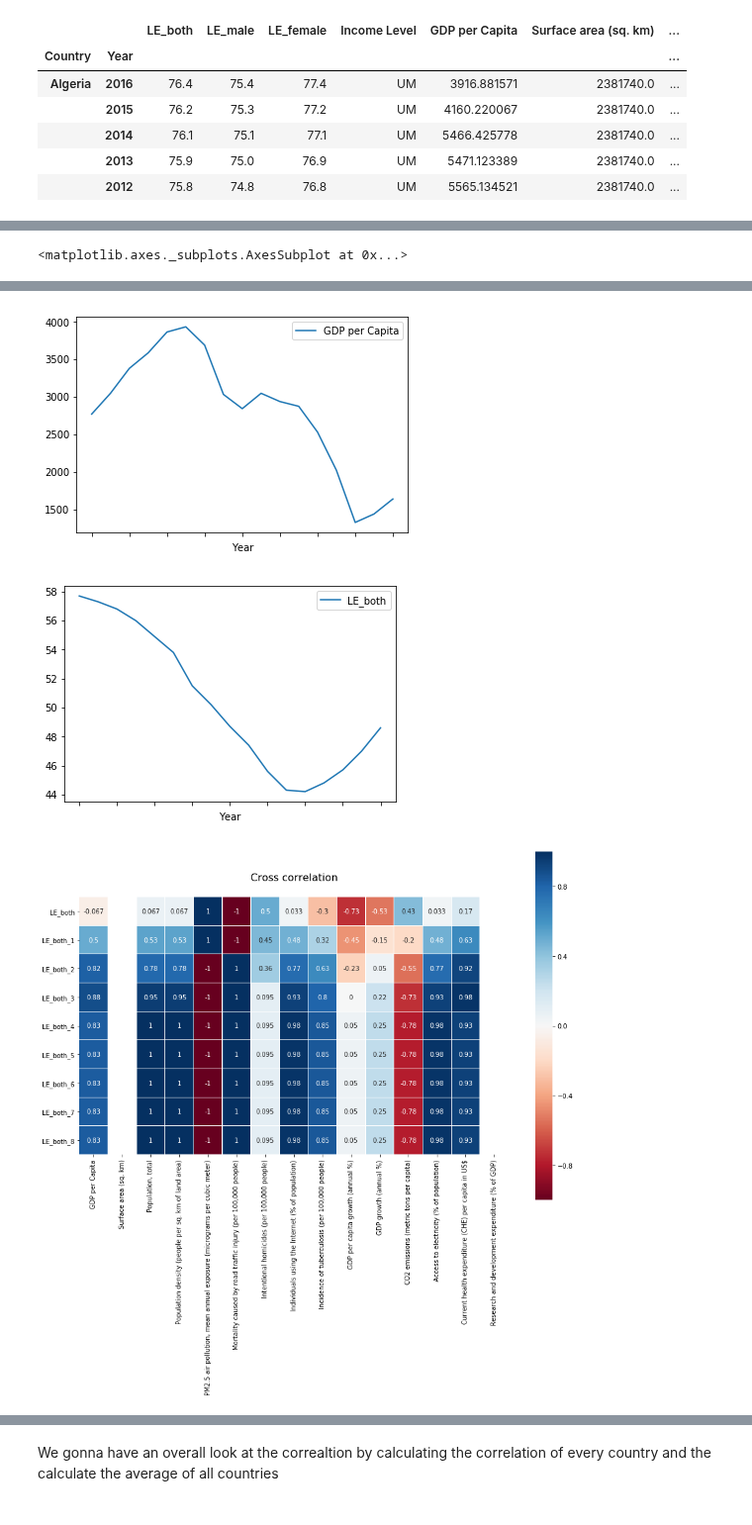
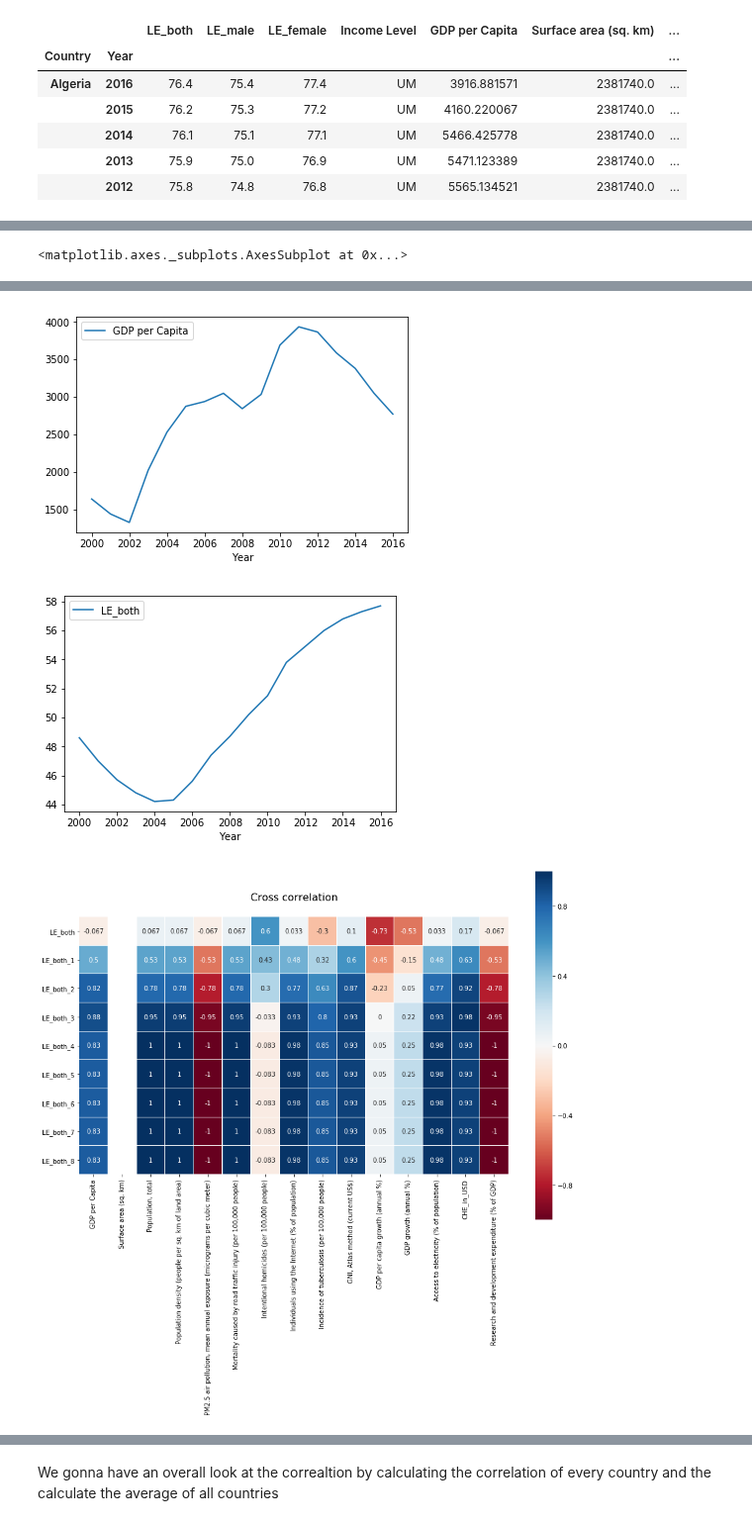
Before and after one commit to patrickFuerst/human_life_exp, a Jupyter notebook: Data Analysis(Patrick).ipynb, the cells around one changed output, grey strips where cells are left out. Shown at 99% size. Drawn from its saved outputs; the diff is of its cells as text; code cells hidden in the pictures.

```diff
--- a/Data Analysis(Patrick).ipynb
+++ b/Data Analysis(Patrick).ipynb
@@ -116,16 +110,14 @@ As an exmaple country we look at Afghanistan. It's an interesting one, because t
 # %%
 # let's have a look at correlation of Eswatini
-df_data_country = df_data.groupby('Country')
-
+df_data_country = df_data_preprocessed.groupby('Country')
 df_eswatini= df_data_country.get_group('Eswatini')
 df_eswatini_reset = df_eswatini.reset_index(0)
-display(df_eswatini_reset[df_eswatini_reset.columns[[16]]].plot())
+display(df_eswatini_reset[df_eswatini_reset.columns[[13]]].plot())
 display(df_eswatini_reset[df_eswatini_reset.columns[[17]]].plot())
 display(df_eswatini_reset[df_eswatini_reset.columns[[18]]].plot())
 display(df_eswatini_reset[df_eswatini_reset.columns[[5]]].plot())
 display(df_eswatini_reset[df_eswatini_reset.columns[[1]]].plot())
 df_afg_corr = calculate_cross_correlation(df_eswatini)
-display(df_afg_corr.T)
 display_cross_correlation(df_afg_corr)
 # %% [output]
 <matplotlib.axes._subplots.AxesSubplot at 0x...>
@@ -155,3 +131,3 @@ display_cross_correlation(df_afg_corr)
-[figure, old version]
+[figure, new version]
-[figure, old version]
+[figure, new version]
-[figure, old version]
+[figure, new version]
```
Also changed, not shown: parts of 17 cells of this notebook.
